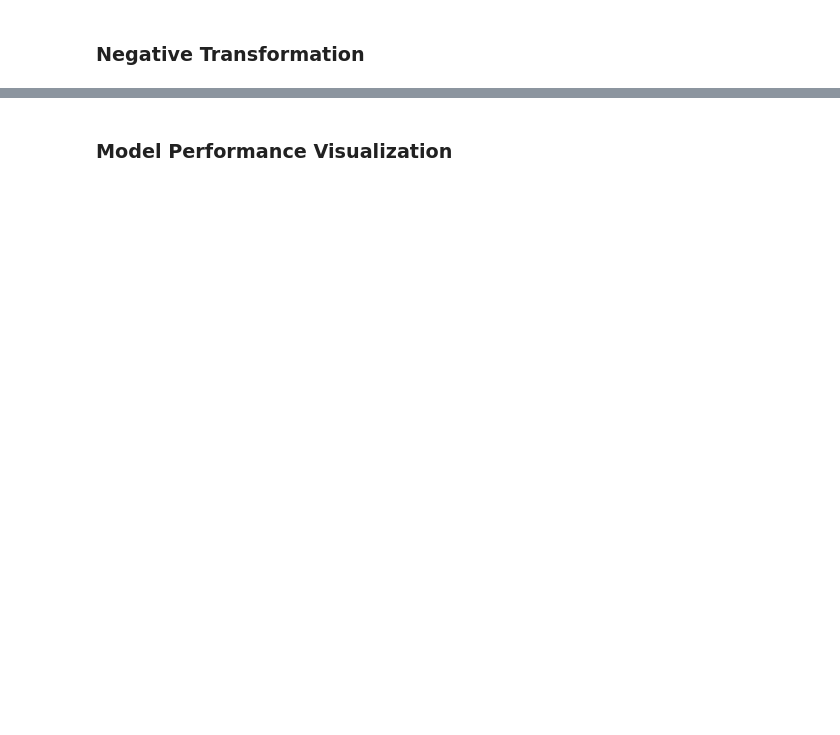
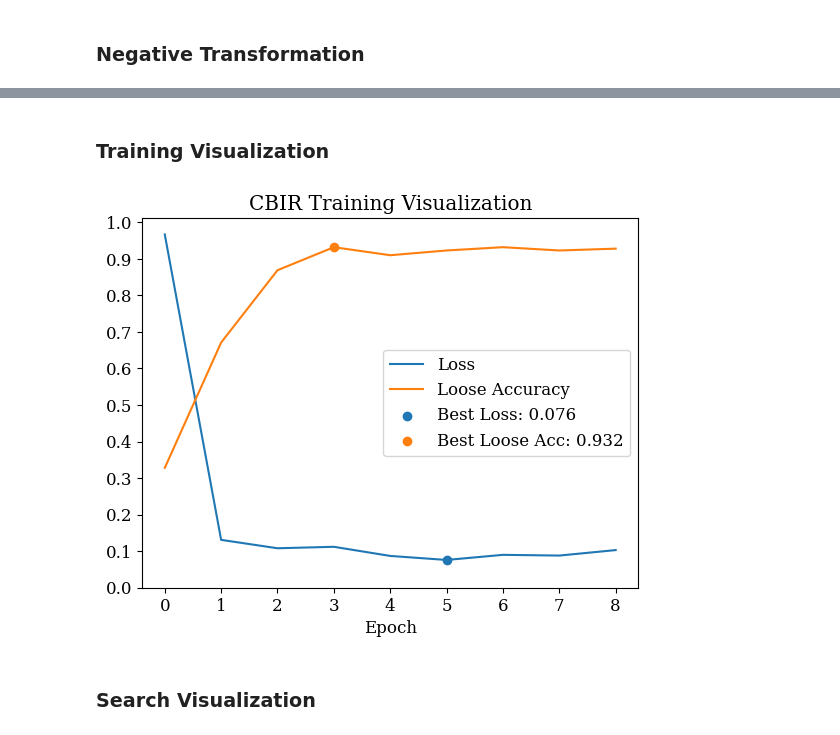
Before and after one commit to ryan-friberg/galactic-CBIR, a Jupyter notebook: visualizations.ipynb, the cells around one changed output, grey strips where cells are left out. Drawn from its saved outputs; the diff is of its cells as text; code cells hidden in the pictures; blank space fills up the shorter version.

```diff
--- a/visualizations.ipynb
+++ b/visualizations.ipynb
@@ -58,6 +58,31 @@ def plot_images_with_grid(query_image, grid_images, paths):
         axes[1][i].set_yticklabels([])
 
     plt.show()
+
+def plot_loss_and_accuracy(train_file):
+    with open(train_file, 'r') as f:
+        lines = f.readlines()
+
+    loss = np.array([float(i) for i in lines[0].split()])
+    acc = np.array([float(i) for i in lines[1].split()])
+
+    best_loss, best_loss_epoch = np.min(loss), np.argmin(loss)
+    best_acc, best_acc_epoch = np.max(acc), np.argmax(acc)
+
+    epochs = np.arange(0, len(loss))
+    font = {'family': 'serif', 'weight': 'normal', 'size': 12}
+    plt.rc('font', **font)
+    plt.plot(epochs, loss, label='Loss')
+    plt.plot(epochs, acc, label='Loose Accuracy')
+    plt.scatter(best_loss_epoch, best_loss, label='Best Loss: ' + str(best_loss))
+    plt.scatter(best_acc_epoch, best_acc, label='Best Loose Acc: ' + str(best_acc))
+
+
+    plt.title("CBIR Training Visualization")
+    plt.xlabel("Epoch")
+    plt.yticks(np.arange(0, 1.1, .1))
+    plt.legend()
+    plt.show()
 # %%
 query_img, idx = galaxy_dataset[810]
 # %%
@@ -88,2 +116,2 @@ plot_side_by_side(negative_pair, pair_type='Negative')
 # %% [markdown]
-### Model Performance Visualization
+### Training Visualization
@@ -93,3 +118,10 @@ plot_side_by_side(negative_pair, pair_type='Negative')
+# %%
+train_file = './model_checkpoints/color_model_training_output.text'
+plot_loss_and_accuracy(train_file)
+# %% [output]
+[figure, added]
+# %% [markdown]
+### Search Visualization
 # %%
 res_paths, res_images = get_search_results('./search/results.txt')
 # %%
```
Also changed, not shown: parts of 5 cells of this notebook, 6 other files.
